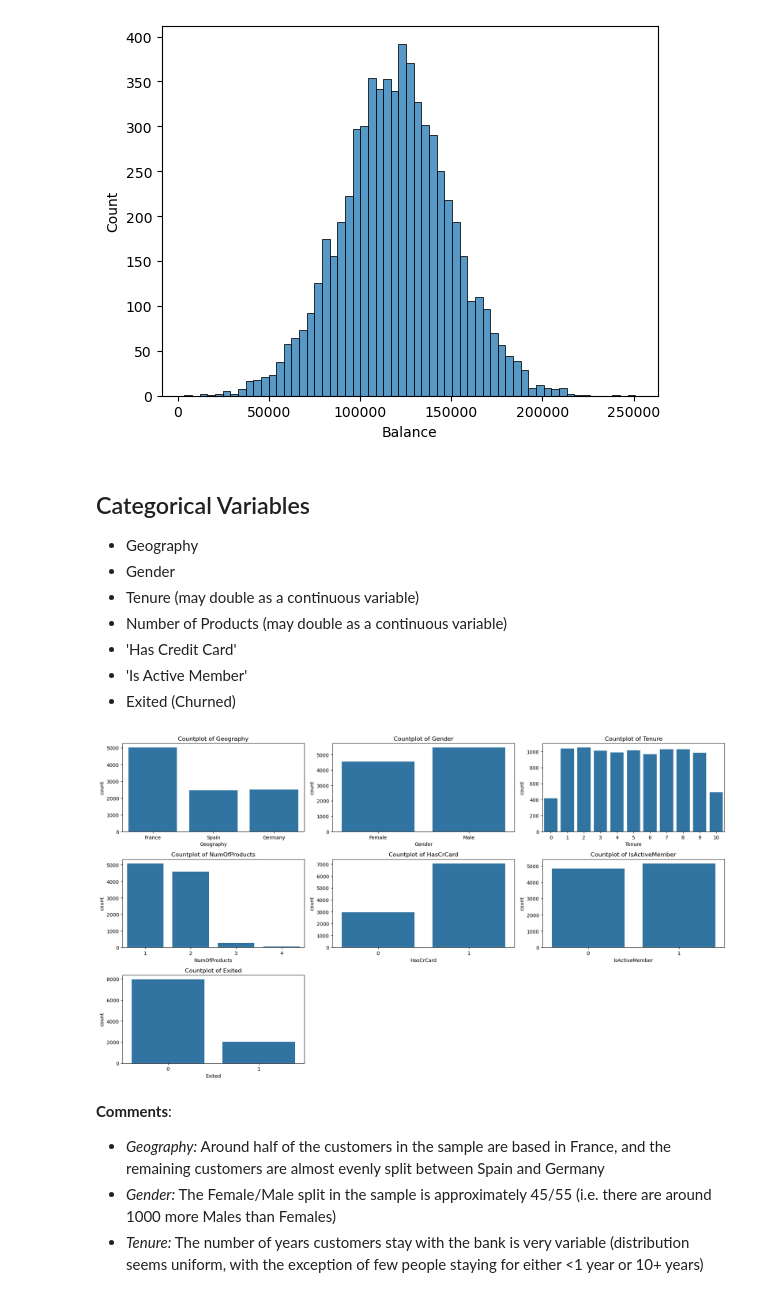
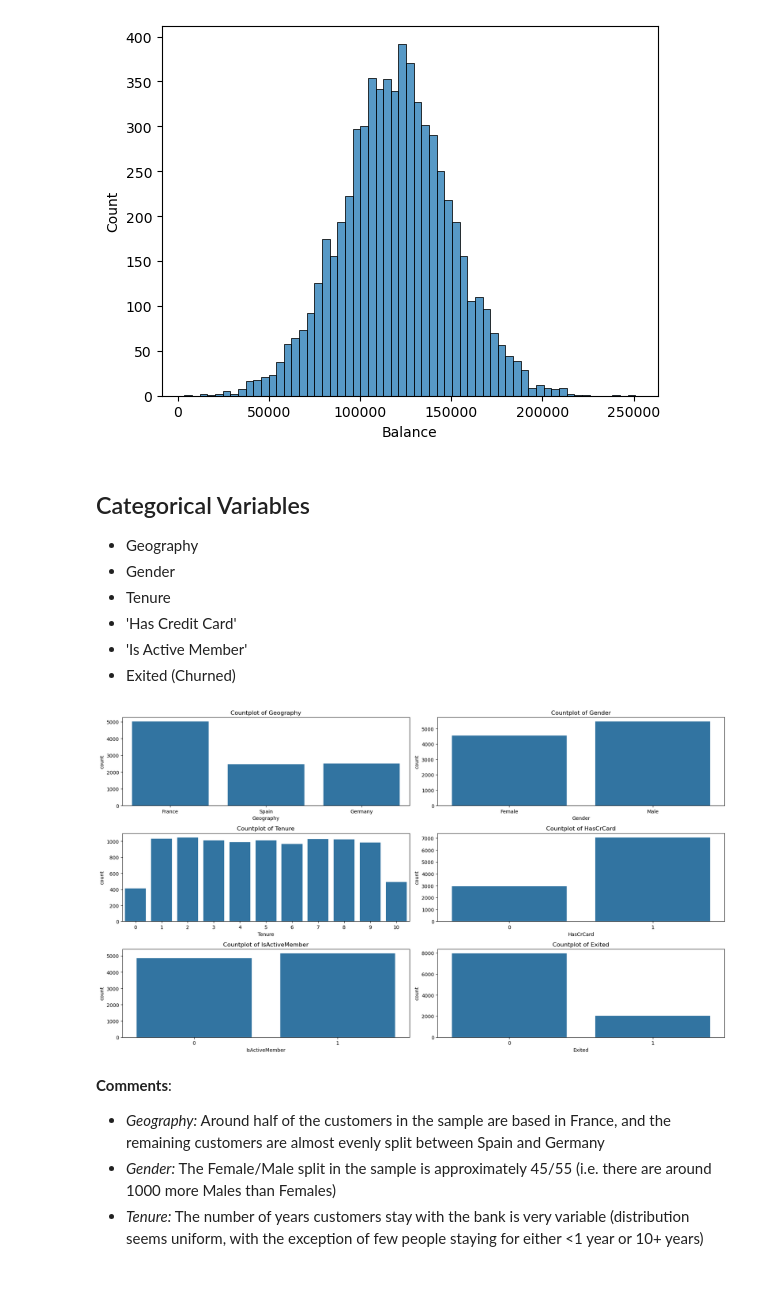
Before and after one commit to david-boules/Customer-Churn-Analysis, a Jupyter notebook: data-analysis.ipynb, the cells around one changed output. Cells and saved outputs as stored; diff of their text form; code cells hidden in the pictures.

```diff
--- a/data-analysis.ipynb
+++ b/data-analysis.ipynb
@@ -53,5 +54,5 @@ Irrelevant variables for analysis are:
 # %%
-irrelevant_rows = ["RowNumber", "CustomerId", "Surname"]
-df.drop(columns=irrelevant_rows, inplace = True)
+unused_columns = ["RowNumber", "CustomerId", "Surname", "NumOfProducts"]
+df.drop(columns=unused_columns, inplace = True)
 df.head()
 # %% [output]
@@ -81,5 +83,7 @@ Our main variable of interest is **Exited**: Label indicating whether or not a c
 - Estimated Salary
 # %%
-continuous_variables = ["CreditScore", "Age", "Tenure", "Balance", "NumOfProducts", "EstimatedSalary"]
-df.describe()
+continuous_variables = ["CreditScore", "Age", "Balance", "EstimatedSalary"]
+summary_cont = df[continuous_variables].describe()
+summary_cont = summary_cont.loc[["mean", "std", "min", "50%", "max"]].rename(index={"50%": "median", "min":"minimum", "max":"maximum"})
+summary_cont
 # %% [output]
@@ -142,7 +135,7 @@ NumOfProducts          0.581654
 EstimatedSalary    57510.492818
 Name: std, dtype: float64
 # %%
-fig, axes = plt.subplots(2,3,figsize=(15,8))
+fig, axes = plt.subplots(2,2,figsize=(15,8))
 axes = axes.flatten()
 
 for i, variable in enumerate(continuous_variables):
@@ -191,27 +184,24 @@ sns.histplot(x='Balance', data=df[df["Balance"] > 0])
 ## Categorical Variables
 - Geography
 - Gender
-- Tenure (may double as a continuous variable)
-- Number of Products (may double as a continuous variable)
+- Tenure
 - 'Has Credit Card'
 - 'Is Active Member'
 - Exited (Churned)
 # %%
-fig, axes = plt.subplots(3,3,figsize=(18,10))
+fig, axes = plt.subplots(3,2,figsize=(18,10))
 axes = axes.flatten()
 
-categorical_variables = ["Geography", "Gender", "Tenure", "NumOfProducts", "HasCrCard", "IsActiveMember", "Exited"]
+categorical_variables = ["Geography", "Gender", "Tenure", "HasCrCard", "IsActiveMember", "Exited"]
 for i, variable in enumerate(categorical_variables):
     sns.countplot(x=variable, data=df, ax=axes[i])
     title = f"Countplot of {variable}"
     axes[i].set_title(title)
 
-axes[7].axis("off")
-axes[8].axis("off")
 plt.tight_layout()
 plt.show()
 # %% [output]
-[figure, old version]
+[figure, new version]
 # %% [markdown]
 **Comments**:
 - *Geography:* Around half of the customers in the sample are based in France, and the remaining customers are almost evenly split between Spain and Germany
```
Also changed, not shown: parts of 28 cells of this notebook.
